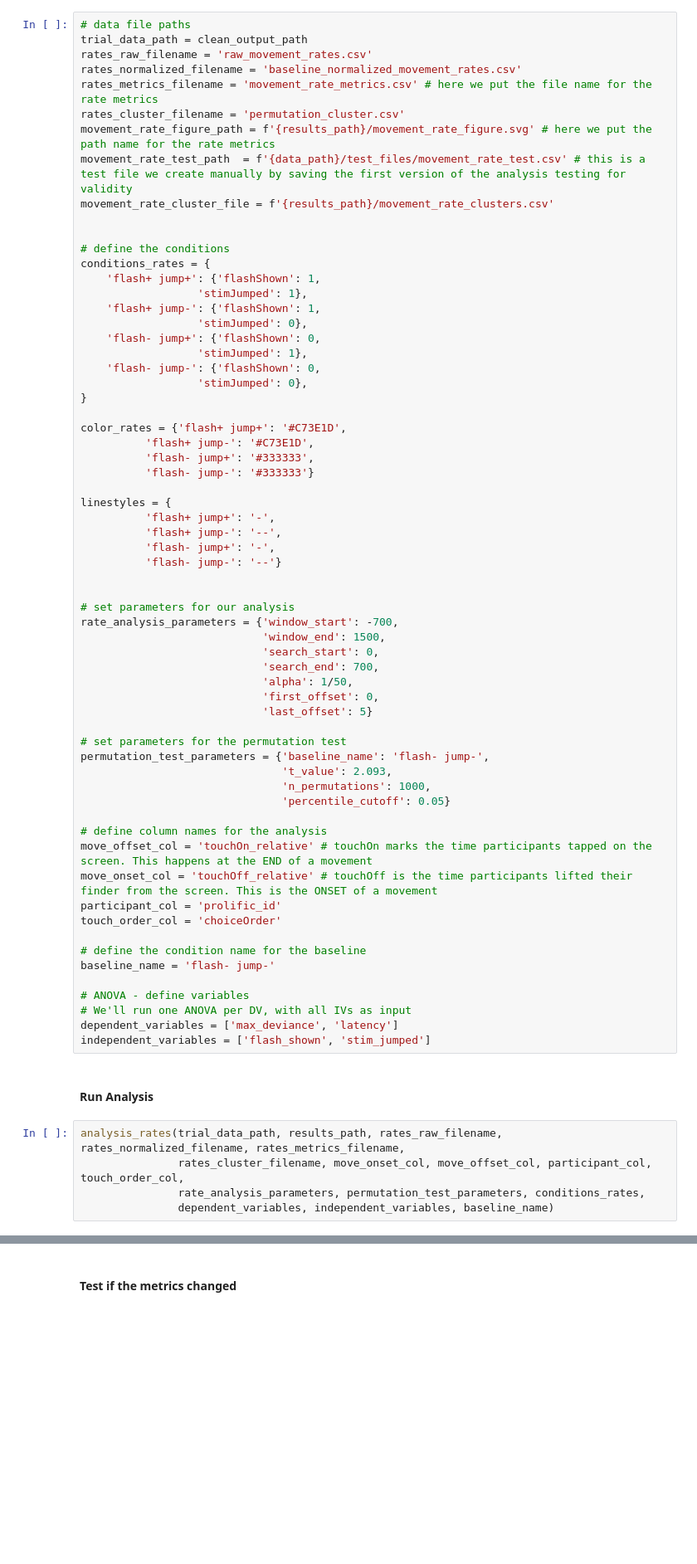
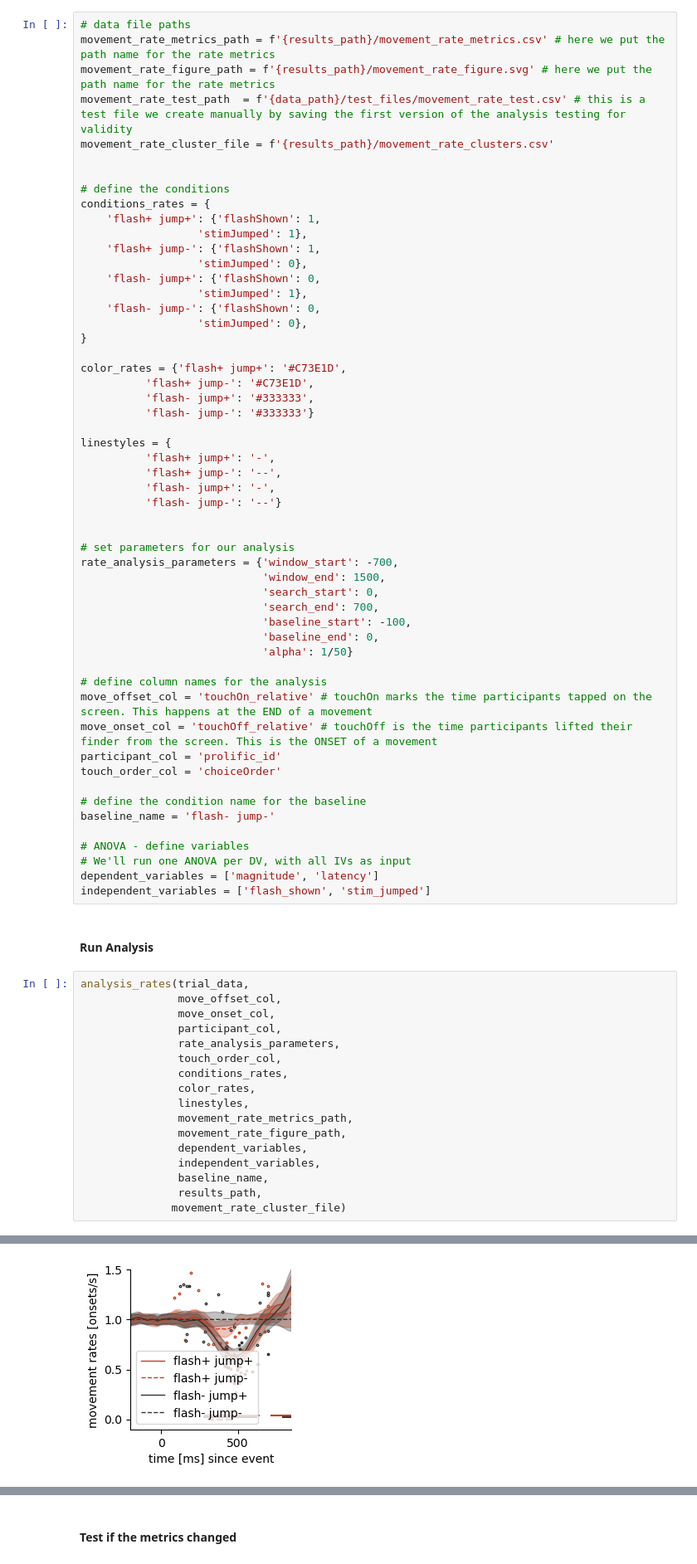
Before and after one commit to ClaraKuper/rapid_movement_inhibition, a Jupyter notebook: scripts/remote/scripts_target/Main Analysis.ipynb, the cells around one changed output, grey strips where cells are left out. Shown at 83% size. Drawn from its saved outputs; the diff is of its cells as text; blank space fills up the shorter version.

```diff
--- a/scripts/remote/scripts_target/Main Analysis.ipynb
+++ b/scripts/remote/scripts_target/Main Analysis.ipynb
@@ -175,11 +175,7 @@ Name: count, dtype: float64
 #### Parameter Definition
 # %%
 # data file paths
-trial_data_path = clean_output_path
-rates_raw_filename = 'raw_movement_rates.csv'
-rates_normalized_filename = 'baseline_normalized_movement_rates.csv'
-rates_metrics_filename = 'movement_rate_metrics.csv' # here we put the file name for the rate metrics
-rates_cluster_filename = 'permutation_cluster.csv'
+movement_rate_metrics_path = f'{results_path}/movement_rate_metrics.csv' # here we put the path name for the rate metrics
 movement_rate_figure_path = f'{results_path}/movement_rate_figure.svg' # here we put the path name for the rate metrics
 movement_rate_test_path  = f'{data_path}/test_files/movement_rate_test.csv' # this is a test file we create manually by saving the first version of the analysis testing for validity
 movement_rate_cluster_file = f'{results_path}/movement_rate_clusters.csv'
@@ -214,15 +210,9 @@ rate_analysis_parameters = {'window_start': -700,
                             'window_end': 1500,
                             'search_start': 0,
                             'search_end': 700,
-                            'alpha': 1/50,
-                            'first_offset': 0,
-                            'last_offset': 5}
-
-# set parameters for the permutation test
-permutation_test_parameters = {'baseline_name': 'flash- jump-',
-                               't_value': 2.093,
-                               'n_permutations': 1000,
-                               'percentile_cutoff': 0.05}
+                            'baseline_start': -100,
+                            'baseline_end': 0,
+                            'alpha': 1/50}
 
 # define column names for the analysis
 move_offset_col = 'touchOn_relative' # touchOn marks the time participants tapped on the screen. This happens at the END of a movement
@@ -235,13 +225,25 @@ baseline_name = 'flash- jump-'
 
 # ANOVA - define variables
 # We'll run one ANOVA per DV, with all IVs as input
-dependent_variables = ['max_deviance', 'latency']
+dependent_variables = ['magnitude', 'latency']
 independent_variables = ['flash_shown', 'stim_jumped']
 # %% [markdown]
 #### Run Analysis
 # %%
-analysis_rates(trial_data_path, results_path, rates_raw_filename, rates_normalized_filename, rates_metrics_filename,
-               rates_cluster_filename, move_onset_col, move_offset_col, participant_col, touch_order_col,
-               rate_analysis_parameters, permutation_test_parameters, conditions_rates,
-               dependent_variables, independent_variables, baseline_name)
+analysis_rates(trial_data,
+               move_offset_col,
+               move_onset_col,
+               participant_col,
+               rate_analysis_parameters,
+               touch_order_col,
+               conditions_rates,
+               color_rates,
+               linestyles,
+               movement_rate_metrics_path,
+               movement_rate_figure_path,
+               dependent_variables,
+               independent_variables,
+               baseline_name,
+               results_path,
+              movement_rate_cluster_file)
 # %% [output]
@@ -264,0 +265 @@ GROUPED by: PARTICIPANT
+[figure, added]
```
Also changed, not shown: parts of 5 cells of this notebook, 10 other files.
